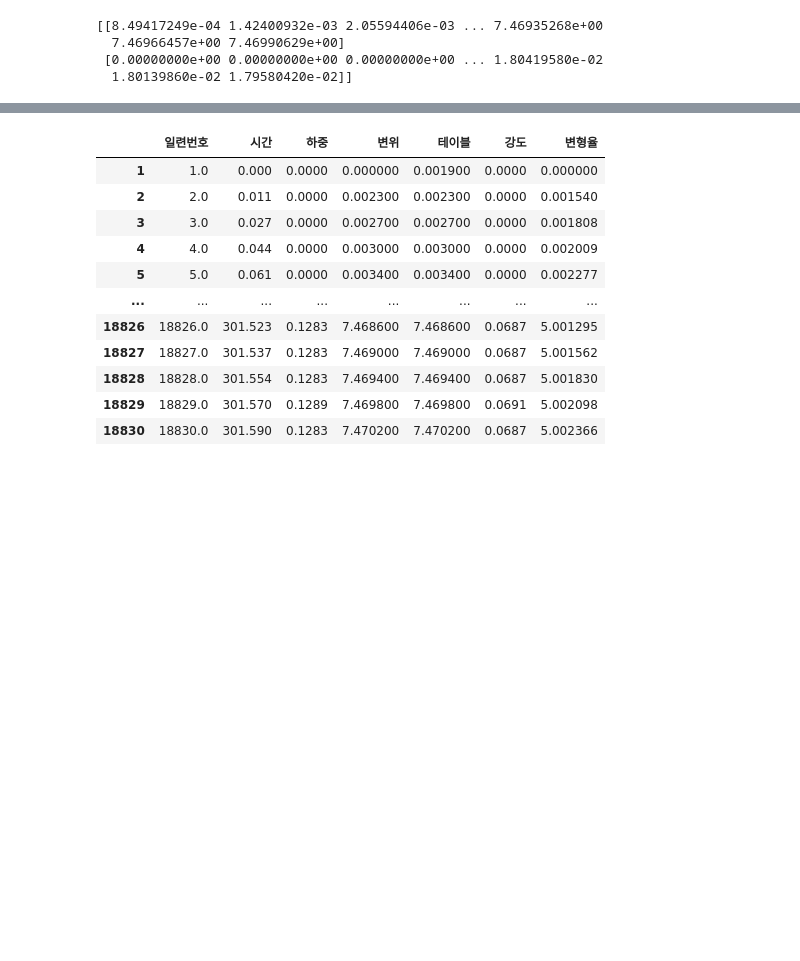
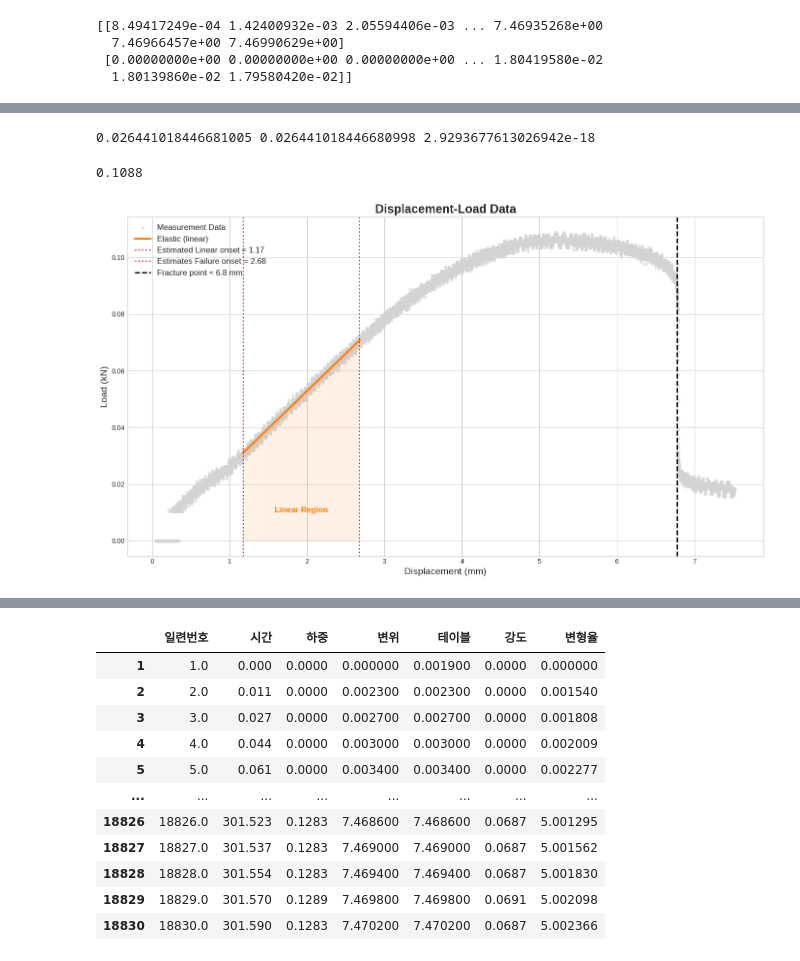
Before and after one commit to imrealhelper/Aerospace_experiment_2, a Jupyter notebook: 3점굽힘시험_plot.ipynb, the cells around one changed output, grey strips where cells are left out. Drawn from its saved outputs; the diff is of its cells as text; code cells hidden in the pictures; blank space fills up the shorter version.

```diff
--- a/3점굽힘시험_plot.ipynb
+++ b/3점굽힘시험_plot.ipynb
@@ -323,0 +409,16 @@ D = 7.4667 #최대 처짐률
+# %%
+start_x = 1.17
+end_x = 2.68
+
+X = df1["변위"].values
+Y = df1["하중"].values
+mask = (X > start_x) & (X < end_x)
+A  = np.column_stack([X[mask],    np.ones(mask.sum())])
+m1, b1 = np.linalg.lstsq(A, Y[mask], rcond=None)[0]
+c = -b1/m1
+X_tc = X - c
+A2 = np.column_stack([X_tc[mask], np.ones(mask.sum())])
+m2, b2 = np.linalg.lstsq(A2, Y[mask], rcond=None)[0]
+print(m1, m2, b2)  # m1=m2, b2=0
+# %% [output]
+0.026441018446681005 0.026441018446680998 2.9293677613026942e-18
@@ -323,0 +452,54 @@ D = 7.4667 #최대 처짐률
+# %%
+plt.style.use('seaborn-v0_8-whitegrid')
+plt.figure(figsize=(14, 8))
+
+# 1. 원본 데이터 플로팅 (산점도)
+plt.scatter(X_tc , Y, s=15, alpha=0.5, color='lightgray', label='Measurement Data')
+
+
+max_load = np.max(Y)
+print(max_load)
+
+
+# 2. 각 구간별 함수를 다른 색상으로 플로팅
+
+x_fit2 = X[(X >= start_x) & (X < end_x)]
+
+
+
+
+y_fit2 = m2 * (x_fit2) + b2
+
+
+
+plt.plot(x_fit2, y_fit2, color='#ff7f0e', lw=3, label='Elastic (linear)')
+
+# 3. 각 구간 영역을 반투명한 색상으로 채우기 (음영 처리)
+plt.fill_between(x_fit2, y_fit2, color='#ff7f0e', alpha=0.1)
+
+# 4. 접점(knot)을 명확하게 표시
+plt.axvline(x=c1, color='#d62728', linestyle=':', linewidth=2, label=f'Estimated Linear onset = {c1:.2f}')
+plt.axvline(x=c2, color='#d62728', linestyle=':', linewidth=2, label=f'Estimates Failure onset = {c2:.2f}')
+
+# 5. 각 구간에 텍스트 주석 추가
+y_min, y_max = plt.ylim()
+text_y_pos =0.01
+
+plt.text(x_fit2.mean(), text_y_pos, 'Linear Region', ha='center', fontsize=12, fontweight='bold', color='#ff7f0e')
+plt.axvline(x=6.78, color='black', linestyle='--', linewidth=2, label='Fracture point ≈ 6.8 mm')
+
+
+
+
+# 6. 제목 및 라벨, 범례 설정
+plt.title('Displacement-Load Data', fontsize=18, fontweight='bold')
+plt.xlabel('Displacement (mm)', fontsize=14)
+plt.ylabel('Load (kN)', fontsize=14)
+plt.legend(fontsize=12, loc='upper left')
+
+# 7. 그래프 레이아웃 최적화 및 표시
+plt.tight_layout()
+plt.show()
+# %% [output]
+0.1088
+[figure, added]
```
Also changed, not shown: parts of 34 cells of this notebook.
